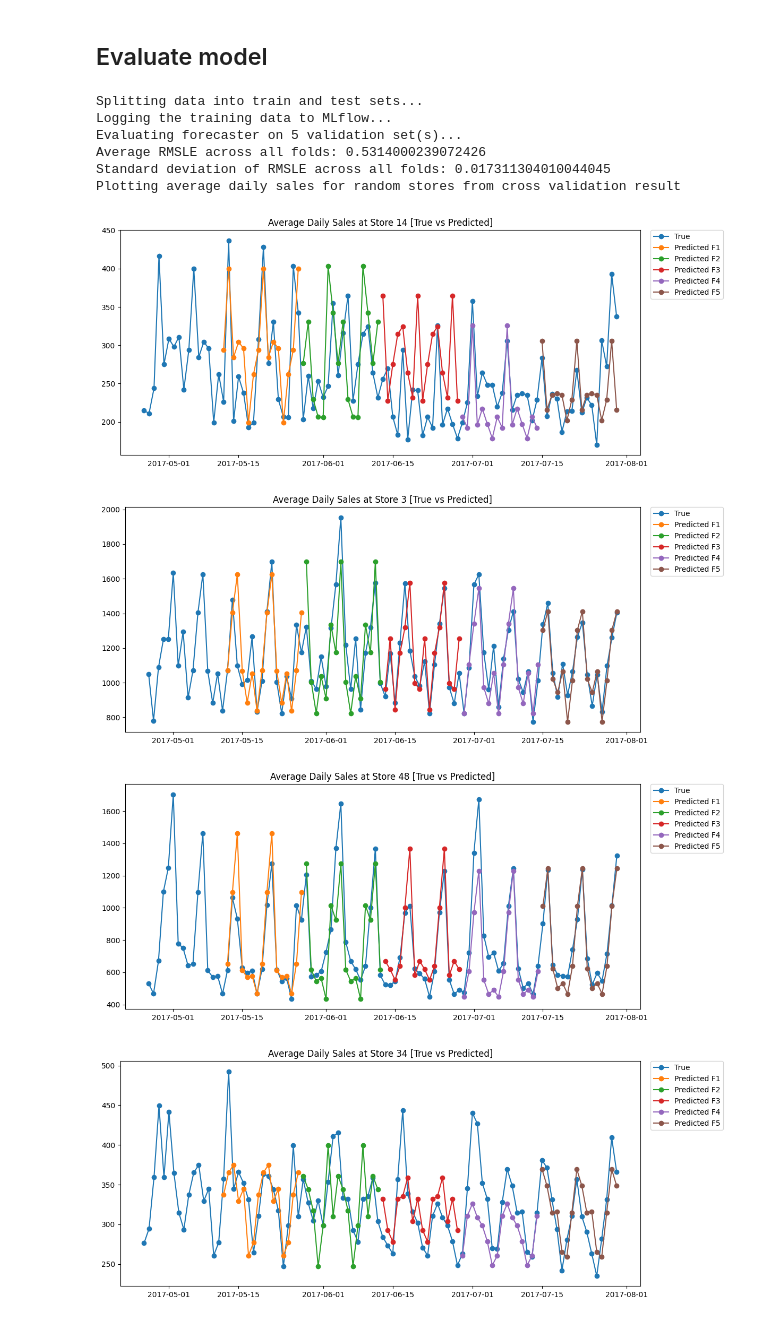
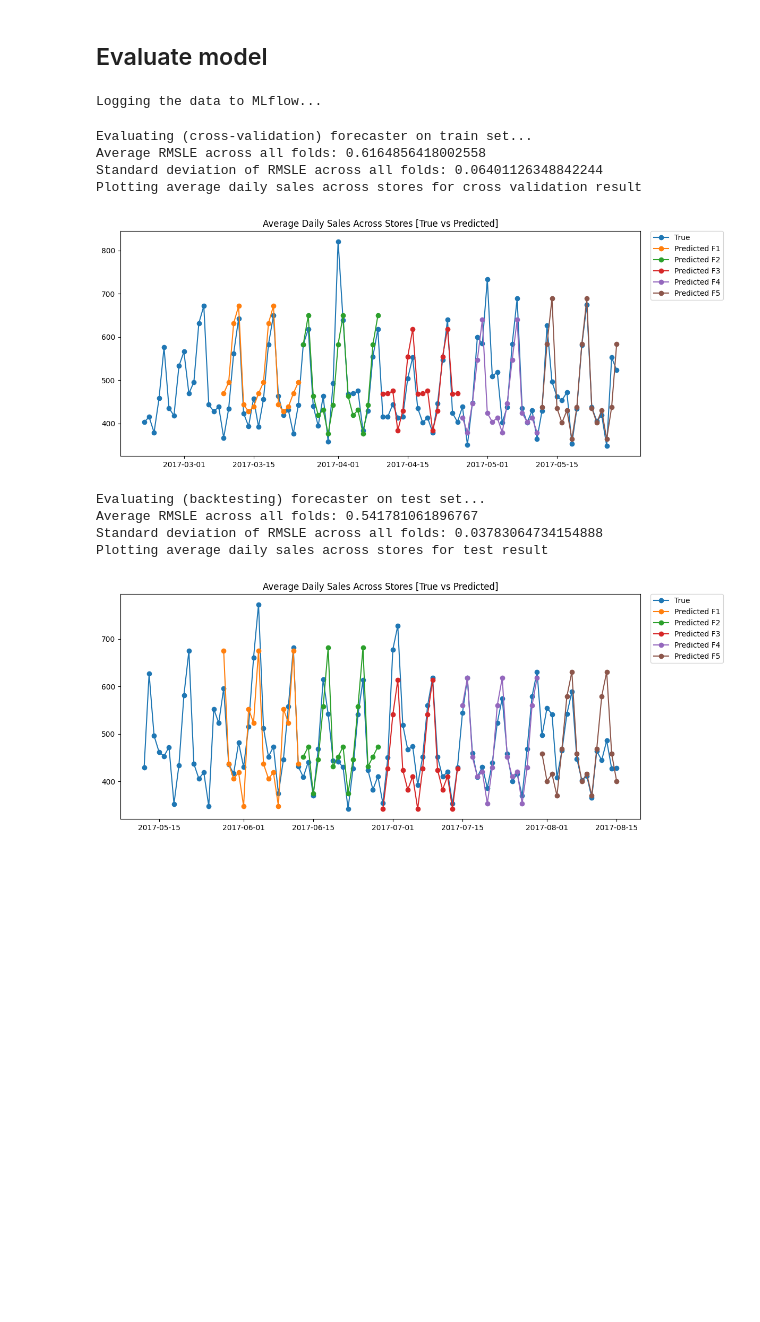
Before and after one commit to tiloye/store-sales-demand-forecasting, a Jupyter notebook: notebooks/baseline-forecast.ipynb, the cells around one changed output. Saved outputs shown, nothing was run; the diff lists cells and outputs as text; code cells hidden in the pictures; blank space fills up the shorter version.

```diff
--- a/notebooks/baseline-forecast.ipynb
+++ b/notebooks/baseline-forecast.ipynb
@@ -8,15 +9,22 @@ from ssdf.training import eval, train
 forecaster = train.get_model()
 df = train.get_data()
 # %%
-result, mlflow_run =  eval.run(forecaster, df, k=5)
+eval_run = eval.run(
+    forecaster,
+    df,
+    static_features=STATIC_FEATURES,
+    k=5,
+    model_name="SeasonNaiveRegressor",
+)
 # %% [output]
-Splitting data into train and test sets...
-Logging the training data to MLflow...
-Evaluating forecaster on 5 validation set(s)...
-Average RMSLE across all folds: 0.5314000239072426
-Standard deviation of RMSLE across all folds: 0.017311304010044045
-Plotting average daily sales for random stores from cross validation result
+Logging the data to MLflow...
+Evaluating (cross-validation) forecaster on train set...
+Average RMSLE across all folds: 0.6164856418002558
+Standard deviation of RMSLE across all folds: 0.06401126348842244
+Plotting average daily sales across stores for cross validation result
-[figure, old version]
+[figure, new version]
+Evaluating (backtesting) forecaster on test set...
+Average RMSLE across all folds: 0.541781061896767
+Standard deviation of RMSLE across all folds: 0.03783064734154888
+Plotting average daily sales across stores for test result
-[figure, old version]
+[figure, new version]
-[figure, removed]
-[figure, removed]
```
Also changed, not shown: parts of 8 cells of this notebook, 1 other file.
